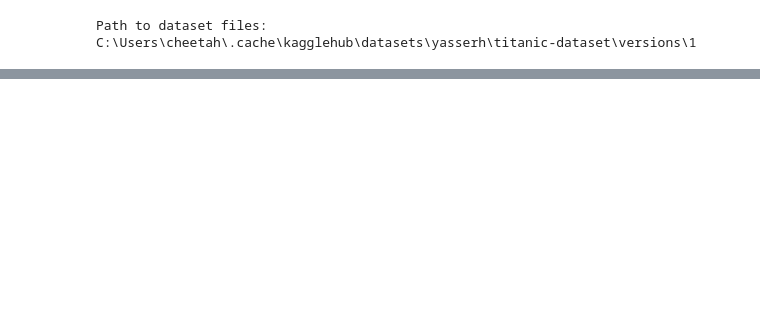
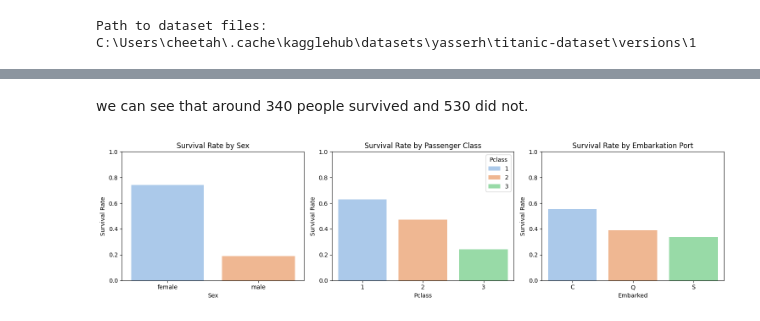
Before and after one commit to Cheetah555V2/Pandas-matplotlib-seaborn-for-data-analysis, a Jupyter notebook: main.ipynb, the cells around one changed output, grey strips where cells are left out. Saved outputs shown, nothing was run; the diff lists cells and outputs as text; code cells hidden in the pictures; blank space fills up the shorter version.

```diff
--- a/main.ipynb
+++ b/main.ipynb
@@ -34,0 +53,40 @@ Path to dataset files: C:\Users\cheetah\.cache\kagglehub\datasets\yasserh\titani
+# %% [markdown]
+we can see that around 340 people survived and 530 did not.
+# %%
+# Compute survival rates and plot bar charts by Sex, Pclass, and Embarked
+import matplotlib.pyplot as plt
+import seaborn as sns
+
+# Survival rate by sex
+surv_by_sex = df.groupby('Sex', dropna=False)['Survived'].mean().reset_index()
+
+# Survival rate by passenger class
+surv_by_pclass = df.groupby('Pclass')['Survived'].mean().reset_index()
+
+# Survival rate by embarkation port (drop missing ports)
+surv_by_embark = df.dropna(subset=['Embarked']).groupby('Embarked')['Survived'].mean().reset_index()
+
+plt.figure(figsize=(15,4))
+
+plt.subplot(1,3,1)
+sns.barplot(data=surv_by_sex, x='Sex', y='Survived', palette='pastel', hue='Sex')
+plt.ylabel("Survival Rate")
+plt.ylim(0,1)
+plt.title('Survival Rate by Sex')
+
+plt.subplot(1,3,2)
+sns.barplot(data=surv_by_pclass, x='Pclass', y='Survived', palette='pastel', hue='Pclass')
+plt.ylabel("Survival Rate")
+plt.ylim(0,1)
+plt.title('Survival Rate by Passenger Class')
+
+plt.subplot(1,3,3)
+sns.barplot(data=surv_by_embark, x='Embarked', y='Survived', palette='pastel', hue='Embarked')
+plt.ylim(0,1)
+plt.ylabel("Survival Rate")
+plt.title('Survival Rate by Embarkation Port')
+
+plt.tight_layout()
+plt.show()
+# %% [output]
+[figure, added]
```
Also changed, not shown: parts of 8 cells of this notebook.
